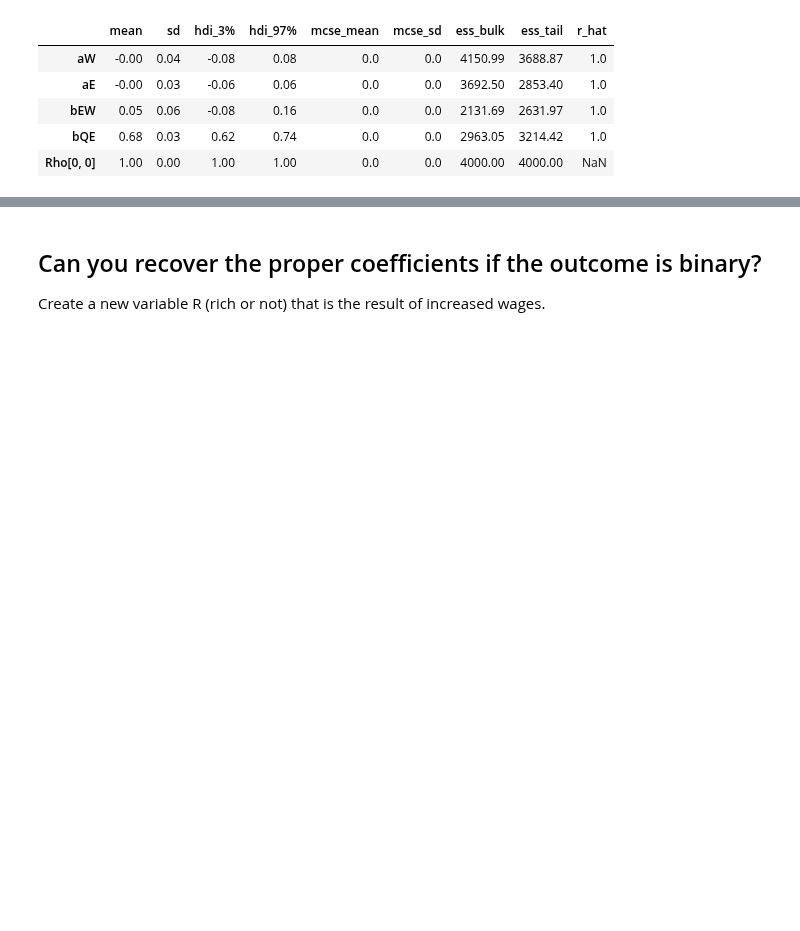
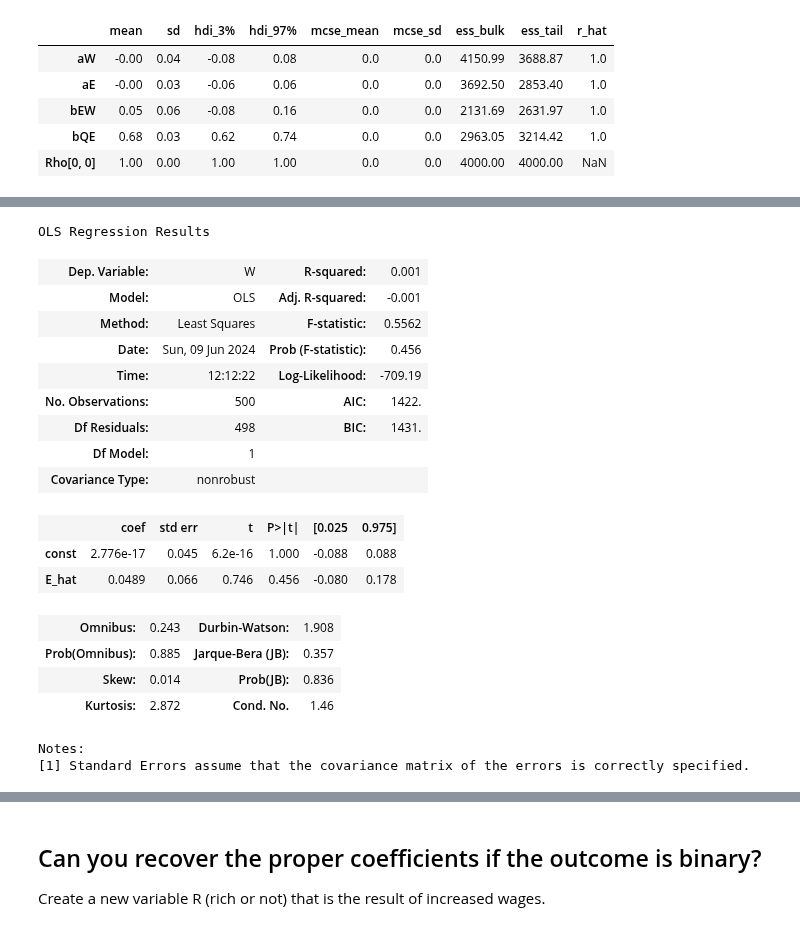
Before and after one commit to benslack19/benslack19.github.io, a Jupyter notebook: _posts_drafts/2024-06-03-mendelian-randomization.ipynb, the cells around one changed output, grey strips where cells are left out. Saved outputs shown, nothing was run; the diff lists cells and outputs as text; code cells hidden in the pictures; blank space fills up the shorter version.

```diff
--- a/_posts_drafts/2024-06-03-mendelian-randomization.ipynb
+++ b/_posts_drafts/2024-06-03-mendelian-randomization.ipynb
@@ -140,0 +150,37 @@ df_trace_14_6_summary.head()
+# %%
+import statsmodels.api as sm
+from statsmodels.sandbox.regression.gmm import IV2SLS
+
+# First stage: Regress education on Q
+first_stage = sm.OLS(dat_sim["E"], sm.add_constant(dat_sim["Q"])).fit()
+
+# Predicted education
+dat_sim["E_hat"] = first_stage.predict(sm.add_constant(dat_sim["Q"]))
+
+# Second stage: Regress wages on predicted education (instrumented)
+second_stage = sm.OLS(
+    dat_sim["W"], sm.add_constant(dat_sim["E_hat"])
+).fit()
+
+# Summary of the second stage regression
+second_stage.summary()
+# %% [output]
+OLS Regression Results
+| Dep. Variable: | W | R-squared: | 0.001 |
+| Model: | OLS | Adj. R-squared: | -0.001 |
+| Method: | Least Squares | F-statistic: | 0.5562 |
+| Date: | Sun, 09 Jun 2024 | Prob (F-statistic): | 0.456 |
+| Time: | 12:12:22 | Log-Likelihood: | -709.19 |
+| No. Observations: | 500 | AIC: | 1422. |
+| Df Residuals: | 498 | BIC: | 1431. |
+| Df Model: | 1 |  |  |
+| Covariance Type: | nonrobust |  |  |
+|  | coef | std err | t | P>|t| | [0.025 | 0.975] |
+| const | 2.776e-17 | 0.045 | 6.2e-16 | 1.000 | -0.088 | 0.088 |
+| E_hat | 0.0489 | 0.066 | 0.746 | 0.456 | -0.080 | 0.178 |
+| Omnibus: | 0.243 | Durbin-Watson: | 1.908 |
+| Prob(Omnibus): | 0.885 | Jarque-Bera (JB): | 0.357 |
+| Skew: | 0.014 | Prob(JB): | 0.836 |
+| Kurtosis: | 2.872 | Cond. No. | 1.46 |
+Notes:
+[1] Standard Errors assume that the covariance matrix of the errors is correctly specified.
```
Also changed, not shown: parts of 2 cells of this notebook.
